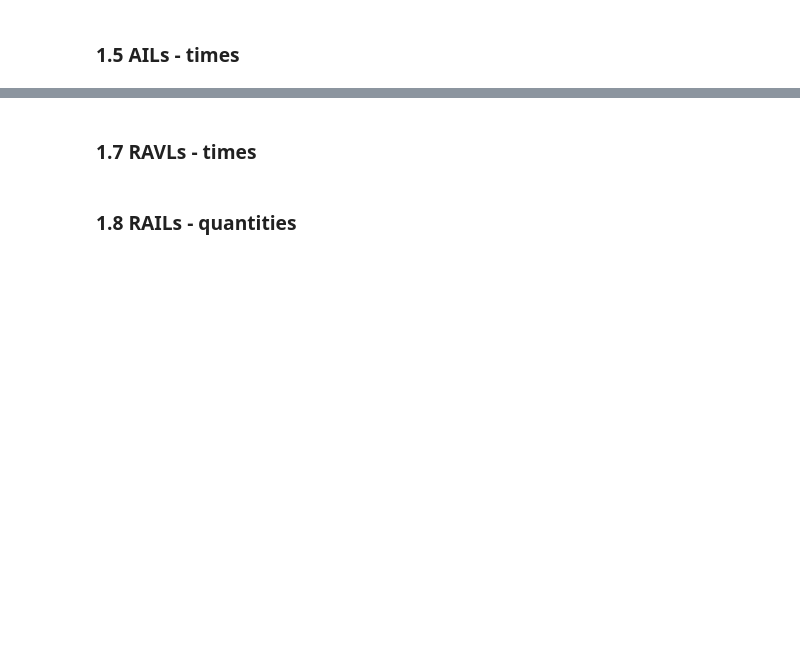
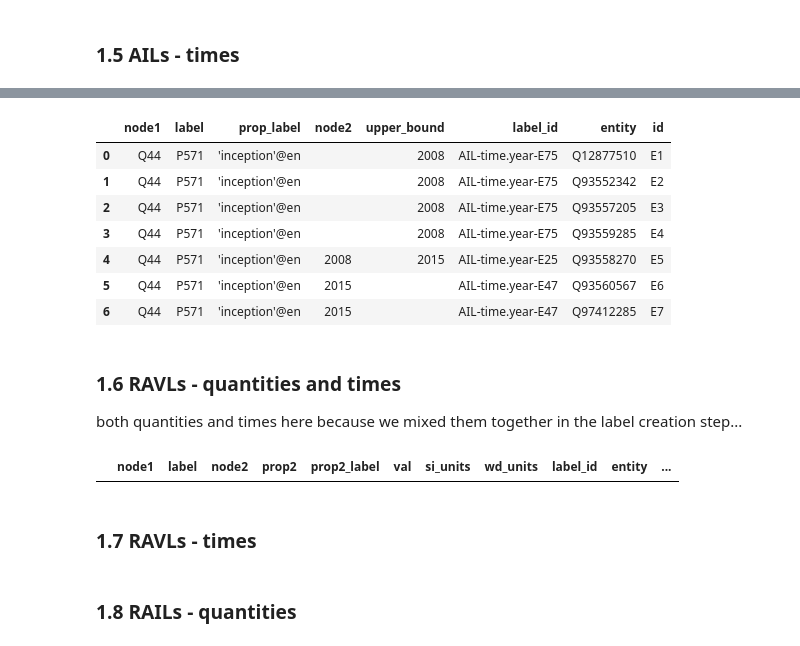
Before and after one commit to nicklein/kgtk, a Jupyter notebook: entity_profiling/select_final_label_set.ipynb, the cells around one changed output, grey strips where cells are left out. Saved outputs shown, nothing was run; the diff lists cells and outputs as text; code cells hidden in the pictures; blank space fills up the shorter version.

```diff
--- a/entity_profiling/select_final_label_set.ipynb
+++ b/entity_profiling/select_final_label_set.ipynb
@@ -157,0 +197,14 @@ display(pd.read_csv("{}/candidate_time.year_AVLs_and_their_entities.tsv".format(
+# %%
+display(pd.read_csv("{}/candidate_time.year_AILs_and_their_entities.tsv".format(os.environ["WORK"]), delimiter = '\t', nrows=10).fillna(""))
+# %% [output]
+|  | node1 | label | prop_label | node2 | upper_bound | label_id | entity | id |
+| 0 | Q44 | P571 | 'inception'@en |  | 2008 | AIL-time.year-E75 | Q12877510 | E1 |
+| 1 | Q44 | P571 | 'inception'@en |  | 2008 | AIL-time.year-E75 | Q93552342 | E2 |
+| 2 | Q44 | P571 | 'inception'@en |  | 2008 | AIL-time.year-E75 | Q93557205 | E3 |
+| 3 | Q44 | P571 | 'inception'@en |  | 2008 | AIL-time.year-E75 | Q93559285 | E4 |
+| 4 | Q44 | P571 | 'inception'@en | 2008 | 2015 | AIL-time.year-E25 | Q93558270 | E5 |
+| 5 | Q44 | P571 | 'inception'@en | 2015 |  | AIL-time.year-E47 | Q93560567 | E6 |
+| 6 | Q44 | P571 | 'inception'@en | 2015 |  | AIL-time.year-E47 | Q97412285 | E7 |
+# %% [markdown]
+### 1.6 RAVLs - quantities and times
+both quantities and times here because we mixed them together in the label creation step...
@@ -158,3 +220,7 @@ display(pd.read_csv("{}/candidate_time.year_AVLs_and_their_entities.tsv".format(
+# %%
+display(pd.read_csv("{}/candidate_RAVLs_and_their_entities.tsv".format(os.environ["WORK"]), delimiter = '\t', nrows=10).fillna(""))
+# %% [output]
+|  | node1 | label | node2 | prop2 | prop2_label | val | si_units | wd_units | label_id | entity | ... |
 # %% [markdown]
 ### 1.7 RAVLs - times
 # %% [markdown]
```
Also changed, not shown: parts of 13 cells of this notebook.
